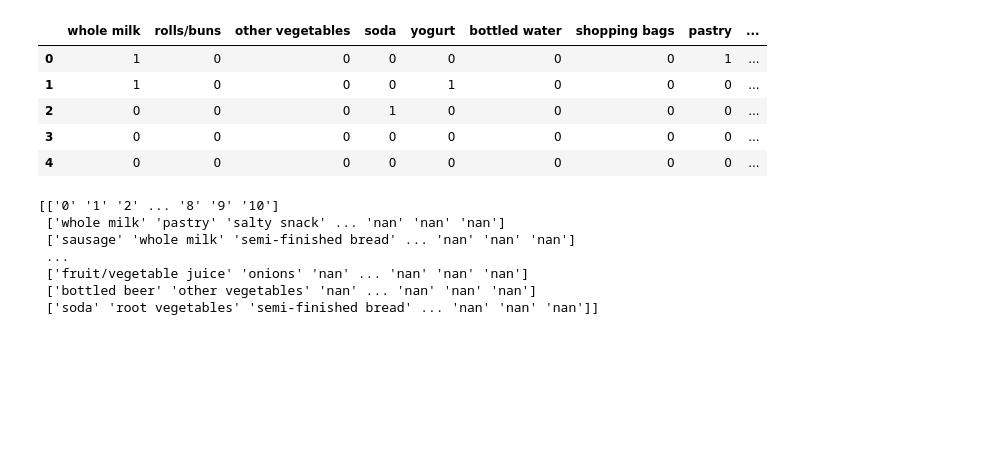
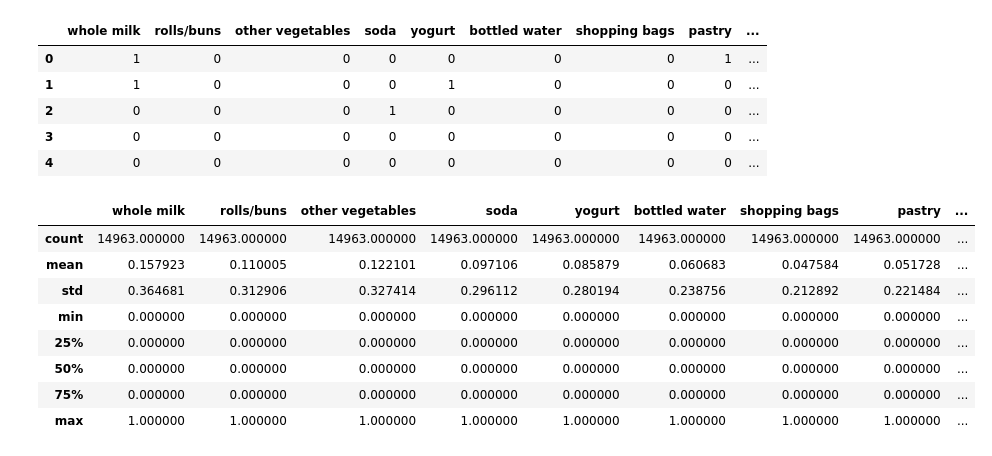
Before and after one commit to karthikeyanVK/MarketBasketAnalysis, a Jupyter notebook: marketbasketanalysis.ipynb, the cells around one changed output. Saved outputs shown, nothing was run; the diff lists cells and outputs as text; code cells hidden in the pictures; blank space fills up the shorter version.

```diff
--- a/marketbasketanalysis.ipynb
+++ b/marketbasketanalysis.ipynb
@@ -44,11 +47,11 @@ data[1]
 14963       root vegetables
 Name: 1, Length: 14964, dtype: object
 # %%
-basketItems = []
-# adding all items to the array without the header and index
-for i in range(1,datashape[0]):
-    for j in range(1, datashape[1]):
-        item = data.values[i,j]
-        basketItems.append(item)
-
-print(basketItems)
+def GetBasketItemsinArray():
+    basketItems = []
+    # adding all items to the array without the header and index
+    for i in range(1,datashape[0]):
+        for j in range(1, datashape[1]):
+            item = data.values[i,j]
+            basketItems.append(item)
+    return basketItems
@@ -56,0 +58,3 @@ print(basketItems)
+# %%
+basketItems = GetBasketItemsinArray()
+print(basketItems)
@@ -112,18 +118,16 @@ df_top20_multiple_record_check.head()
 | 2 | 0 | 0 | 0 | 1 | 0 | 0 | 0 | 0 | ... |
 | 3 | 0 | 0 | 0 | 0 | 0 | 0 | 0 | 0 | ... |
 | 4 | 0 | 0 | 0 | 0 | 0 | 0 | 0 | 0 | ... |
-# %%
-transaction = []
-for i in range(data.shape[0]):
-    transaction.append([str(data.values[i,j]) for j in range(data.shape[1])])
-
-transaction = np.array(transaction)
-print(transaction)
-# %% [output]
-[['0' '1' '2' ... '8' '9' '10']
- ['whole milk' 'pastry' 'salty snack' ... 'nan' 'nan' 'nan']
- ['sausage' 'whole milk' 'semi-finished bread' ... 'nan' 'nan' 'nan']
- ...
- ['fruit/vegetable juice' 'onions' 'nan' ... 'nan' 'nan' 'nan']
- ['bottled beer' 'other vegetables' 'nan' ... 'nan' 'nan' 'nan']
- ['soda' 'root vegetables' 'semi-finished bread' ... 'nan' 'nan' 'nan']]
+# %%
+#Analyse the data
+df_top20_multiple_record_check.describe()
+# %% [output]
+|  | whole milk | rolls/buns | other vegetables | soda | yogurt | bottled water | shopping bags | pastry | ... |
+| count | 14963.000000 | 14963.000000 | 14963.000000 | 14963.000000 | 14963.000000 | 14963.000000 | 14963.000000 | 14963.000000 | ... |
+| mean | 0.157923 | 0.110005 | 0.122101 | 0.097106 | 0.085879 | 0.060683 | 0.047584 | 0.051728 | ... |
+| std | 0.364681 | 0.312906 | 0.327414 | 0.296112 | 0.280194 | 0.238756 | 0.212892 | 0.221484 | ... |
+| min | 0.000000 | 0.000000 | 0.000000 | 0.000000 | 0.000000 | 0.000000 | 0.000000 | 0.000000 | ... |
+| 25% | 0.000000 | 0.000000 | 0.000000 | 0.000000 | 0.000000 | 0.000000 | 0.000000 | 0.000000 | ... |
+| 50% | 0.000000 | 0.000000 | 0.000000 | 0.000000 | 0.000000 | 0.000000 | 0.000000 | 0.000000 | ... |
+| 75% | 0.000000 | 0.000000 | 0.000000 | 0.000000 | 0.000000 | 0.000000 | 0.000000 | 0.000000 | ... |
+| max | 1.000000 | 1.000000 | 1.000000 | 1.000000 | 1.000000 | 1.000000 | 1.000000 | 1.000000 | ... |
```
Also changed, not shown: parts of 10 cells of this notebook.
